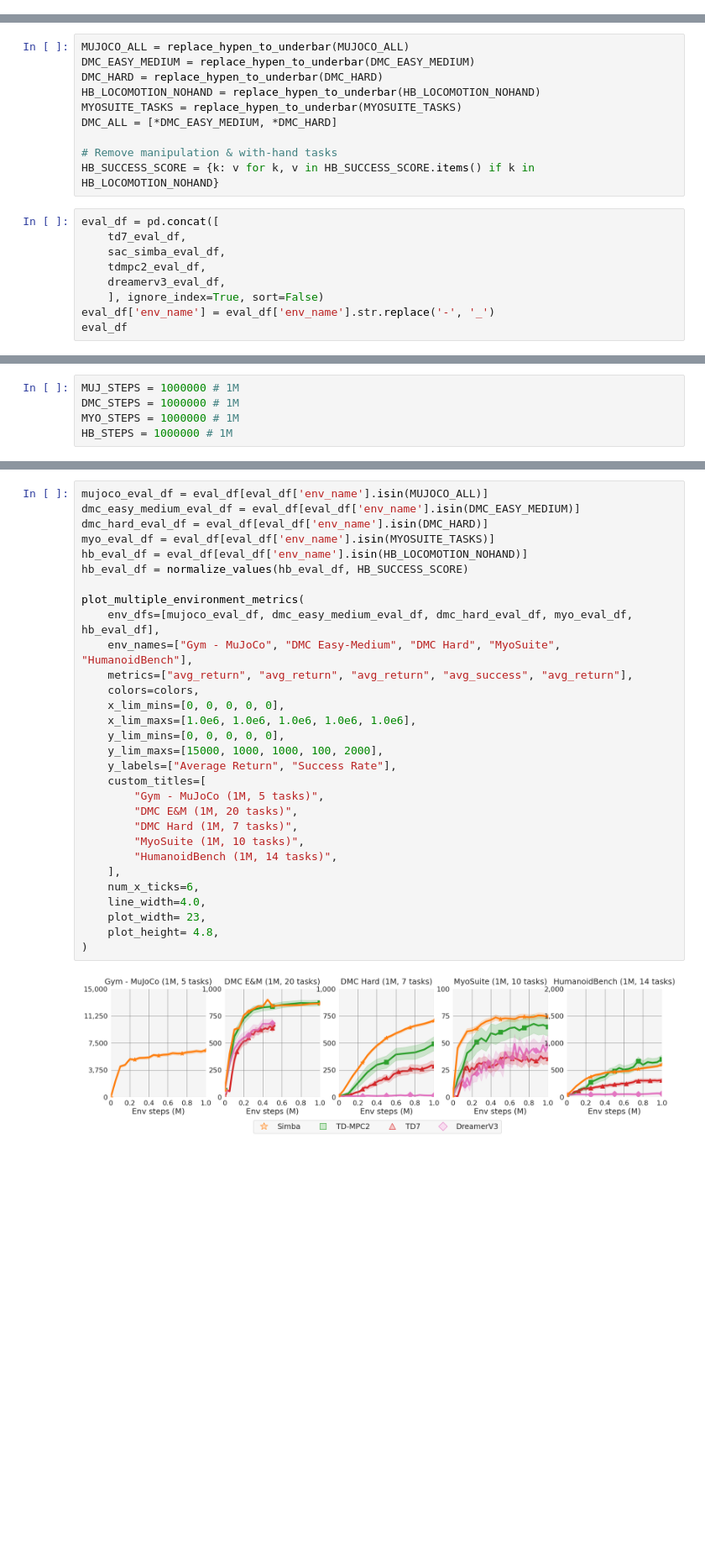
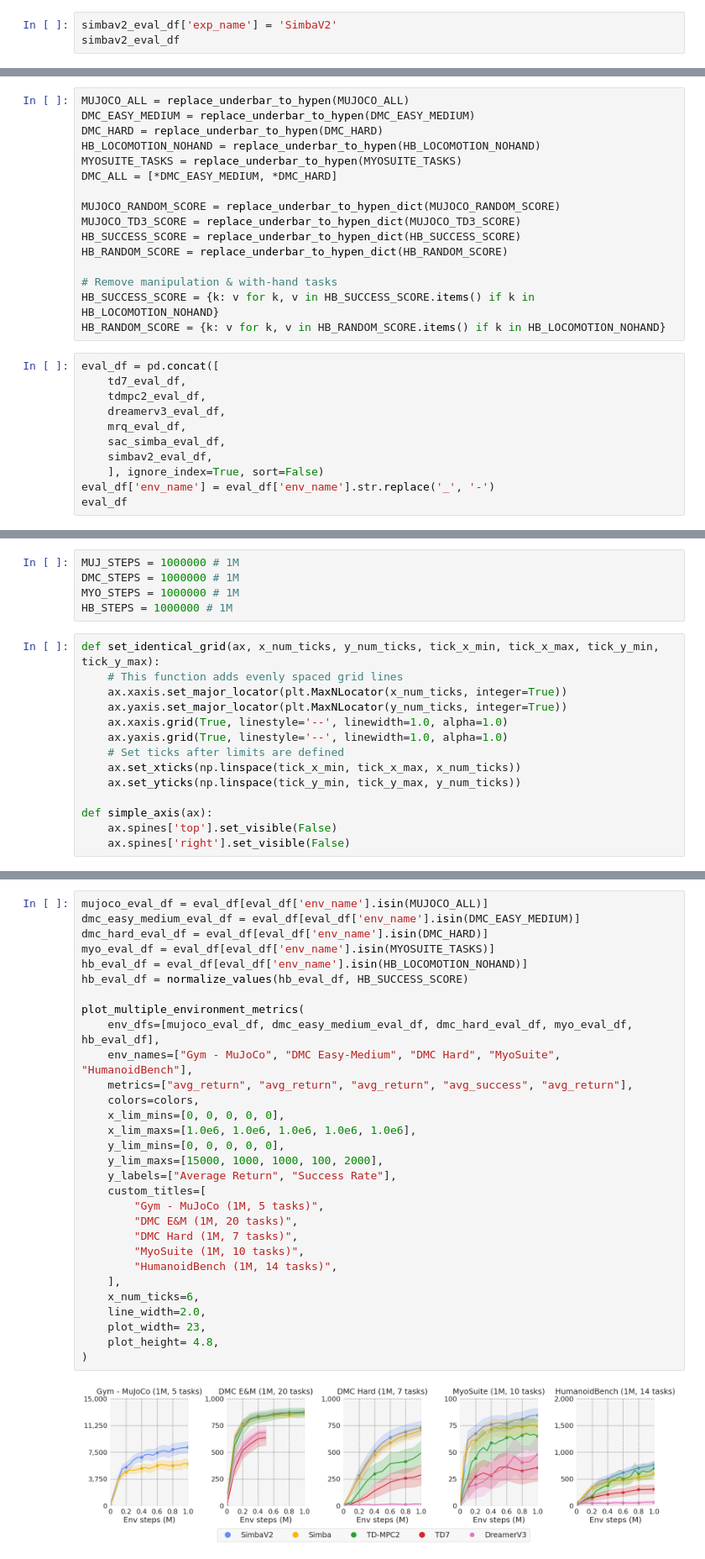
Before and after one commit to dojeon-ai/SimbaV2, a Jupyter notebook: analysis/figure/benchmark_curve.ipynb, the cells around one changed output, grey strips where cells are left out. Shown at 84% size. Saved outputs shown, nothing was run; the diff lists cells and outputs as text; blank space fills up the shorter version.

```diff
--- a/analysis/figure/benchmark_curve.ipynb
+++ b/analysis/figure/benchmark_curve.ipynb
@@ -82,0 +123,3 @@ dreamerv3_eval_df
+# %%
+simbav2_eval_df['exp_name'] = 'SimbaV2'
+simbav2_eval_df
@@ -126,21 +235,29 @@ FONT_SIZE = 18
 # %%
-MUJOCO_ALL = replace_hypen_to_underbar(MUJOCO_ALL)
-DMC_EASY_MEDIUM = replace_hypen_to_underbar(DMC_EASY_MEDIUM)
-DMC_HARD = replace_hypen_to_underbar(DMC_HARD)
-HB_LOCOMOTION_NOHAND = replace_hypen_to_underbar(HB_LOCOMOTION_NOHAND)
-MYOSUITE_TASKS = replace_hypen_to_underbar(MYOSUITE_TASKS)
+MUJOCO_ALL = replace_underbar_to_hypen(MUJOCO_ALL)
+DMC_EASY_MEDIUM = replace_underbar_to_hypen(DMC_EASY_MEDIUM)
+DMC_HARD = replace_underbar_to_hypen(DMC_HARD)
+HB_LOCOMOTION_NOHAND = replace_underbar_to_hypen(HB_LOCOMOTION_NOHAND)
+MYOSUITE_TASKS = replace_underbar_to_hypen(MYOSUITE_TASKS)
 DMC_ALL = [*DMC_EASY_MEDIUM, *DMC_HARD]
+
+MUJOCO_RANDOM_SCORE = replace_underbar_to_hypen_dict(MUJOCO_RANDOM_SCORE)
+MUJOCO_TD3_SCORE = replace_underbar_to_hypen_dict(MUJOCO_TD3_SCORE)
+HB_SUCCESS_SCORE = replace_underbar_to_hypen_dict(HB_SUCCESS_SCORE)
+HB_RANDOM_SCORE = replace_underbar_to_hypen_dict(HB_RANDOM_SCORE)
 
 # Remove manipulation & with-hand tasks
 HB_SUCCESS_SCORE = {k: v for k, v in HB_SUCCESS_SCORE.items() if k in HB_LOCOMOTION_NOHAND}
+HB_RANDOM_SCORE = {k: v for k, v in HB_RANDOM_SCORE.items() if k in HB_LOCOMOTION_NOHAND}
 # %%
 eval_df = pd.concat([
     td7_eval_df,
-    sac_simba_eval_df,
     tdmpc2_eval_df,
     dreamerv3_eval_df,
+    mrq_eval_df,
+    sac_simba_eval_df,
+    simbav2_eval_df,
     ], ignore_index=True, sort=False)
-eval_df['env_name'] = eval_df['env_name'].str.replace('-', '_')
+eval_df['env_name'] = eval_df['env_name'].str.replace('_', '-')
 eval_df
 # %% [output]
 |  | exp_name | env_name | seed | metric | env_step | value |
@@ -189,6 +307,20 @@ MUJ_STEPS = 1000000 # 1M
 DMC_STEPS = 1000000 # 1M
 MYO_STEPS = 1000000 # 1M
 HB_STEPS = 1000000 # 1M
+# %%
+def set_identical_grid(ax, x_num_ticks, y_num_ticks, tick_x_min, tick_x_max, tick_y_min, tick_y_max):
+    # This function adds evenly spaced grid lines
+    ax.xaxis.set_major_locator(plt.MaxNLocator(x_num_ticks, integer=True))
+    ax.yaxis.set_major_locator(plt.MaxNLocator(y_num_ticks, integer=True))
+    ax.xaxis.grid(True, linestyle='--', linewidth=1.0, alpha=1.0)
+    ax.yaxis.grid(True, linestyle='--', linewidth=1.0, alpha=1.0)
+    # Set ticks after limits are defined
+    ax.set_xticks(np.linspace(tick_x_min, tick_x_max, x_num_ticks))
+    ax.set_yticks(np.linspace(tick_y_min, tick_y_max, y_num_ticks))
+
+def simple_axis(ax):
+    ax.spines['top'].set_visible(False)
+    ax.spines['right'].set_visible(False)
 # %%
 def normalize_values(df, TASK_SUCCESS_SCORE):
     """
@@ -360,32 +522,32 @@ def plot_multiple_environment_metrics(
 # %%
 mujoco_eval_df = eval_df[eval_df['env_name'].isin(MUJOCO_ALL)]
 dmc_easy_medium_eval_df = eval_df[eval_df['env_name'].isin(DMC_EASY_MEDIUM)]
 dmc_hard_eval_df = eval_df[eval_df['env_name'].isin(DMC_HARD)]
 myo_eval_df = eval_df[eval_df['env_name'].isin(MYOSUITE_TASKS)]
 hb_eval_df = eval_df[eval_df['env_name'].isin(HB_LOCOMOTION_NOHAND)]
 hb_eval_df = normalize_values(hb_eval_df, HB_SUCCESS_SCORE)
 
 plot_multiple_environment_metrics(
     env_dfs=[mujoco_eval_df, dmc_easy_medium_eval_df, dmc_hard_eval_df, myo_eval_df, hb_eval_df],
     env_names=["Gym - MuJoCo", "DMC Easy-Medium", "DMC Hard", "MyoSuite", "HumanoidBench"],
     metrics=["avg_return", "avg_return", "avg_return", "avg_success", "avg_return"],
     colors=colors,
     x_lim_mins=[0, 0, 0, 0, 0],
     x_lim_maxs=[1.0e6, 1.0e6, 1.0e6, 1.0e6, 1.0e6],
     y_lim_mins=[0, 0, 0, 0, 0],
     y_lim_maxs=[15000, 1000, 1000, 100, 2000],
     y_labels=["Average Return", "Success Rate"],
     custom_titles=[
         "Gym - MuJoCo (1M, 5 tasks)",
         "DMC E&M (1M, 20 tasks)",
         "DMC Hard (1M, 7 tasks)",
         "MyoSuite (1M, 10 tasks)",
         "HumanoidBench (1M, 14 tasks)",
     ],
-    num_x_ticks=6,
-    line_width=4.0,
+    x_num_ticks=6,
+    line_width=2.0,
     plot_width= 23,
     plot_height= 4.8,
 )
 # %% [output]
-[figure, old version]
+[figure, new version]
```
Also changed, not shown: parts of 25 cells of this notebook, 25 other files.
